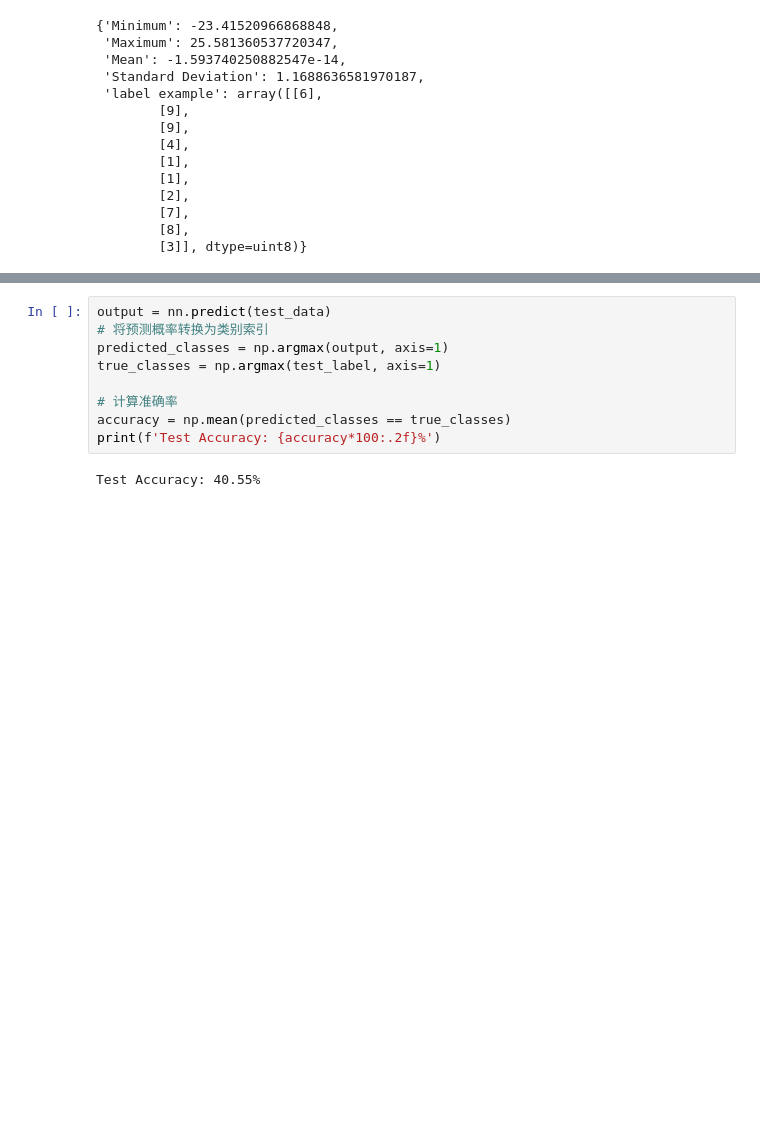
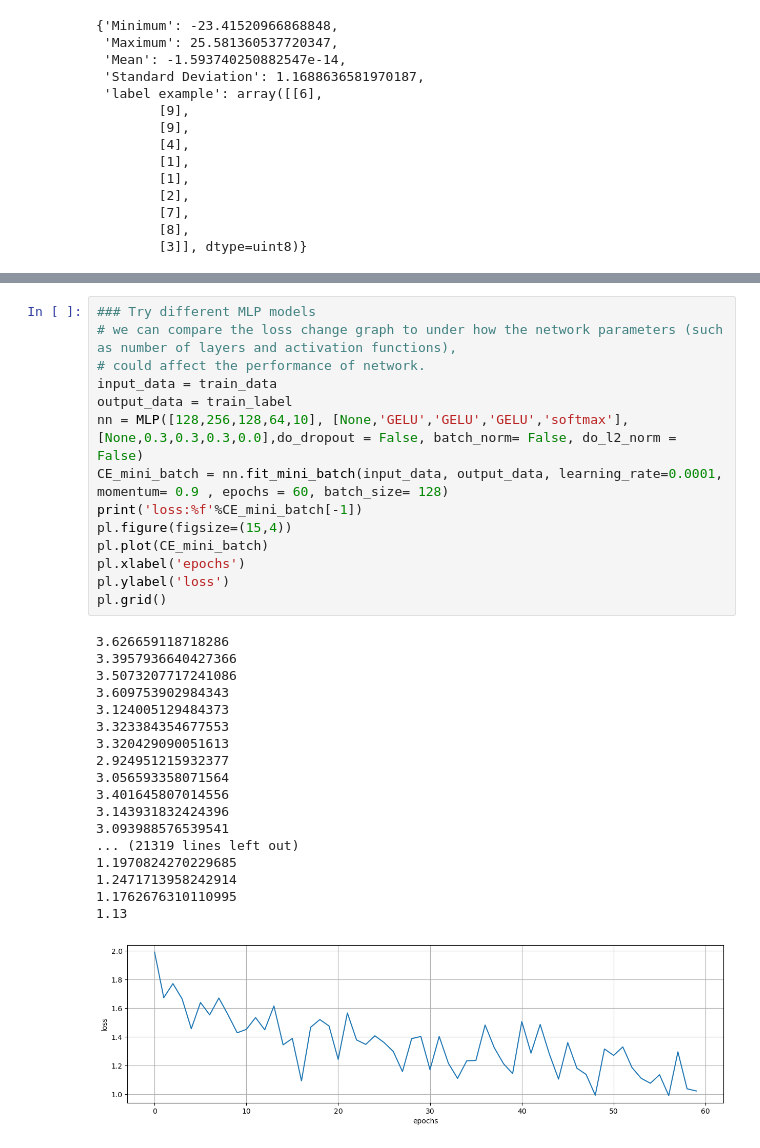
Before and after one commit to MattYu12138/ML, a Jupyter notebook: Assignment1-Dataset/CrossEntropy.ipynb, the cells around one changed output, grey strips where cells are left out. Saved outputs shown, nothing was run; the diff lists cells and outputs as text; blank space fills up the shorter version.

```diff
--- a/Assignment1-Dataset/CrossEntropy.ipynb
+++ b/Assignment1-Dataset/CrossEntropy.ipynb
@@ -277,11 +441,33 @@ loss:1.851224
-# %%
-output = nn.predict(test_data)
-# 将预测概率转换为类别索引
-predicted_classes = np.argmax(output, axis=1)
-true_classes = np.argmax(test_label, axis=1)
-
-# 计算准确率
-accuracy = np.mean(predicted_classes == true_classes)
-print(f'Test Accuracy: {accuracy*100:.2f}%')
-# %% [output]
-Test Accuracy: 40.55%
+# %%
+### Try different MLP models
+# we can compare the loss change graph to under how the network parameters (such as number of layers and activation functions),
+# could affect the performance of network.
+input_data = train_data
+output_data = train_label
+nn = MLP([128,256,128,64,10], [None,'GELU','GELU','GELU','softmax'], [None,0.3,0.3,0.3,0.0],do_dropout = False, batch_norm= False, do_l2_norm = False)
+CE_mini_batch = nn.fit_mini_batch(input_data, output_data, learning_rate=0.0001, momentum= 0.9 , epochs = 60, batch_size= 128)
+print('loss:%f'%CE_mini_batch[-1])
+pl.figure(figsize=(15,4))
+pl.plot(CE_mini_batch)
+pl.xlabel('epochs')
+pl.ylabel('loss')
+pl.grid()
+# %% [output]
+3.626659118718286
+3.3957936640427366
+3.5073207717241086
+3.609753902984343
+3.124005129484373
+3.323384354677553
+3.320429090051613
+2.924951215932377
+3.056593358071564
+3.401645807014556
+3.143931832424396
+3.093988576539541
+... (21319 lines left out)
+1.1970824270229685
+1.2471713958242914
+1.1762676310110995
+1.13
+[figure, added]
```
Also changed, not shown: parts of 7 cells of this notebook, 4 other files.
